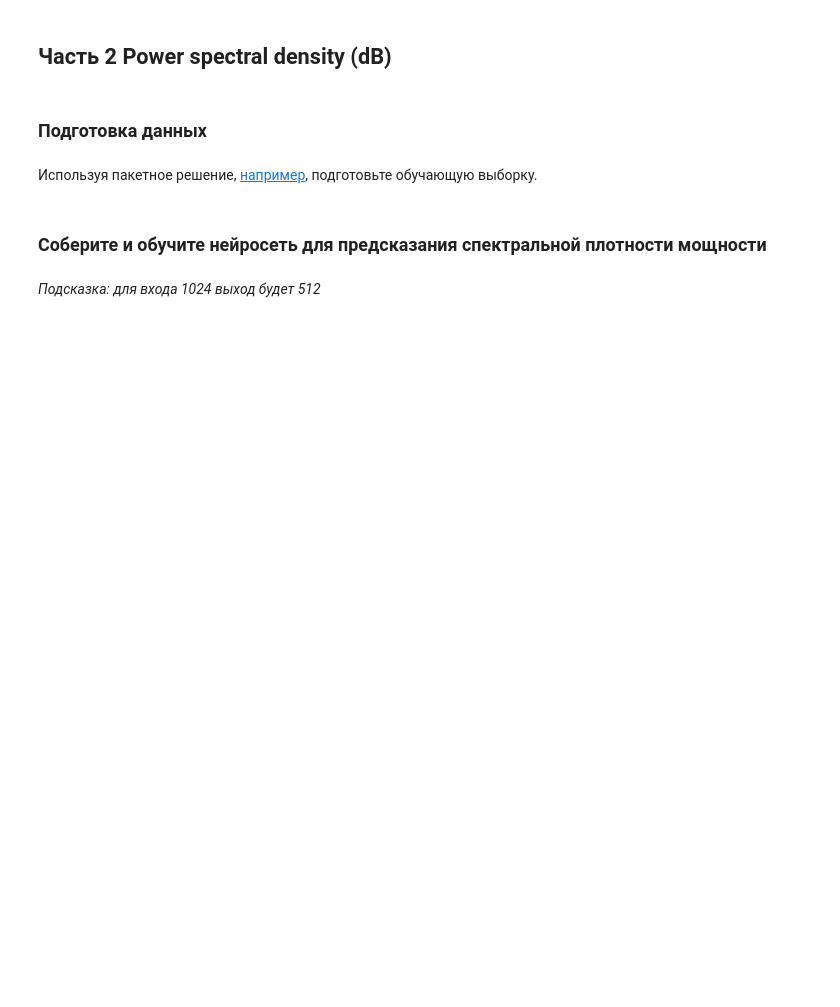
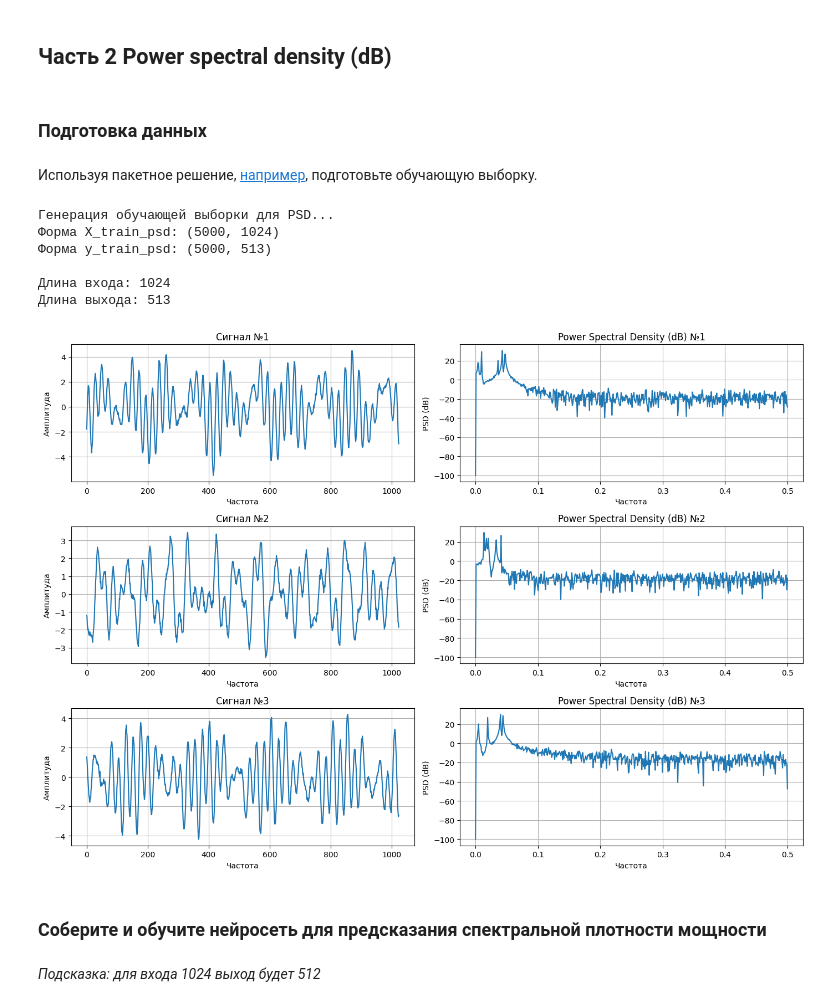
Before and after one commit to MrWh1teF0x/MIPT_ML_base, a Jupyter notebook: homeworks/hw4/hw4.ipynb, the cells around one changed output. Drawn from its saved outputs; the diff is of its cells as text; code cells hidden in the pictures; blank space fills up the shorter version.

```diff
--- a/homeworks/hw4/hw4.ipynb
+++ b/homeworks/hw4/hw4.ipynb
@@ -262,6 +262,15 @@ for i in range(n_test):
     # MSE для амплитудных спектров
     mse_magnitude = np.mean((np.abs(fft_numpy[i]) - np.abs(fft_nn)) ** 2)
 
+    # MAE между действительными частями
+    mae_real = np.mean(np.abs(fft_numpy[i].real - predictions[i][0]))
+
+    # MAE между мнимыми частями
+    mae_imag = np.mean(np.abs(fft_numpy[i].imag - predictions[i][1]))
+
+    # MAE для амплитудных спектров
+    mae_magnitude = np.mean(np.abs(fft_numpy[i]) - np.abs(fft_nn))
+
     # Корреляция между амплитудными спектрами
     correlation = np.corrcoef(np.abs(fft_numpy[i]), np.abs(fft_nn))[0, 1]
 
@@ -269,6 +278,9 @@ for i in range(n_test):
     print(f"  MSE (действительная часть): {mse_real:.4f}")
     print(f"  MSE (мнимая часть): {mse_imag:.4f}")
     print(f"  MSE (амплитудный спектр): {mse_magnitude:.4f}")
+    print(f"  MAE (действительная часть): {mae_real:.4f}")
+    print(f"  MAE (мнимая часть): {mae_imag:.4f}")
+    print(f"  MAE (амплитудный спектр): {mae_magnitude:.4f}")
     print(f"  Корреляция (амплитудный спектр): {correlation:.6f}")
     print()
 
@@ -278,6 +290,12 @@ avg_mse_real = np.mean(
 )
 avg_mse_imag = np.mean(
     [np.mean((fft_numpy[i].imag - predictions[i][1]) ** 2) for i in range(n_test)]
+)
+avg_mae_real = np.mean(
+    [np.mean(fft_numpy[i].real - predictions[i][0]) for i in range(n_test)]
+)
+avg_mae_imag = np.mean(
+    [np.mean(fft_numpy[i].imag - predictions[i][1]) for i in range(n_test)]
 )
 avg_correlation = np.mean(
     [
@@ -291,6 +309,8 @@ avg_correlation = np.mean(
 print(f"Средние метрики:")
 print(f"  Средний MSE (действительная часть): {avg_mse_real:.4f}")
 print(f"  Средний MSE (мнимая часть): {avg_mse_imag:.4f}")
+print(f"  Средний MAE (действительная часть): {avg_mae_real:.4f}")
+print(f"  Средний MAE (мнимая часть): {avg_mae_imag:.4f}")
 print(f"  Средняя корреляция (амплитудный спектр): {avg_correlation:.6f}")
 # %% [output]
 [figure]
@@ -317,6 +337,56 @@ print(f"  Средняя корреляция (амплитудный спект
 ### Подготовка данных
 # %% [markdown]
 Используя пакетное решение, [например](https://docs.scipy.org/doc/scipy/reference/generated/scipy.signal.periodogram.html), подготовьте обучающую выборку.
+# %%
+# Генерация обучающей выборки для PSD
+print("Генерация обучающей выборки для PSD...")
+
+X_train_psd = np.array([generate_signal() for _ in range(5 * N)])
+
+# periodogram возвращает частоты и плотности мощности
+y_train_psd = []
+
+for sig in X_train_psd:
+    freqs, psd = signal.periodogram(sig, fs=1.0, scaling="density")
+    psd_db = 10 * np.log10(psd + 1e-10)
+    y_train_psd.append(psd_db)
+
+y_train_psd = np.array(y_train_psd, dtype=np.float32)
+
+print(f"Форма X_train_psd: {X_train_psd.shape}")
+print(f"Форма y_train_psd: {y_train_psd.shape}")
+print()
+print(f"Длина входа: {X_train_psd.shape[1]}")
+print(f"Длина выхода: {y_train_psd.shape[1]}")
+
+fig, axes = plt.subplots(3, 2, figsize=(14, 10))
+
+for i in range(3):
+    # Исходный сигнал
+    axes[i, 0].plot(X_train_psd[i])
+    axes[i, 0].set_title(f"Сигнал №{i+1}")
+    axes[i, 0].set_xlabel("Частота")
+    axes[i, 0].set_ylabel("Амплитуда")
+    axes[i, 0].grid(True)
+
+    # PSD в dB
+    freqs, _ = signal.periodogram(X_train_psd[i], fs=1.0, scaling="density")
+    axes[i, 1].plot(freqs, y_train_psd[i])
+    axes[i, 1].set_title(f"Power Spectral Density (dB) №{i+1}")
+    axes[i, 1].set_xlabel("Частота")
+    axes[i, 1].set_ylabel("PSD (dB)")
+    axes[i, 1].grid(True)
+
+plt.tight_layout()
+plt.show()
+# %% [output]
+Генерация обучающей выборки для PSD...
+Форма X_train_psd: (5000, 1024)
+Форма y_train_psd: (5000, 513)
+
+Длина входа: 1024
+Длина выхода: 513
+[figure, added]
 # %% [markdown]
 ### Соберите и обучите нейросеть для предсказания спектральной плотности мощности
 # %% [markdown]
```
Also changed, not shown: parts of 5 cells of this notebook.
